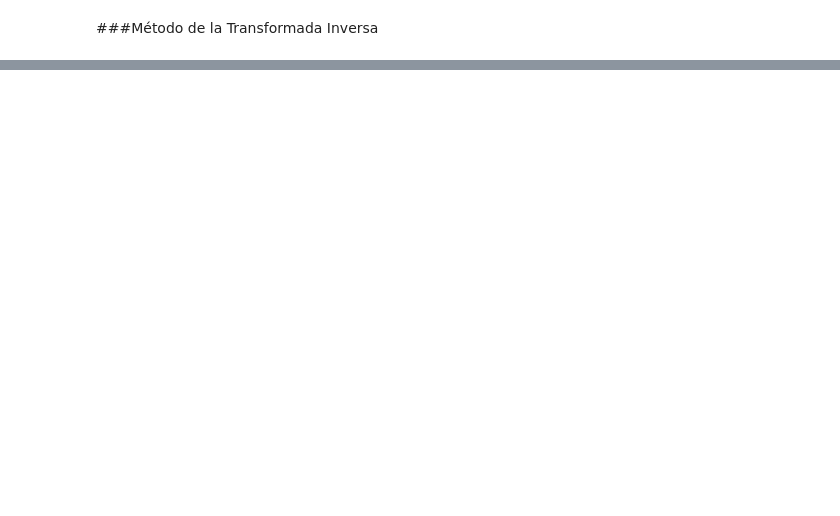
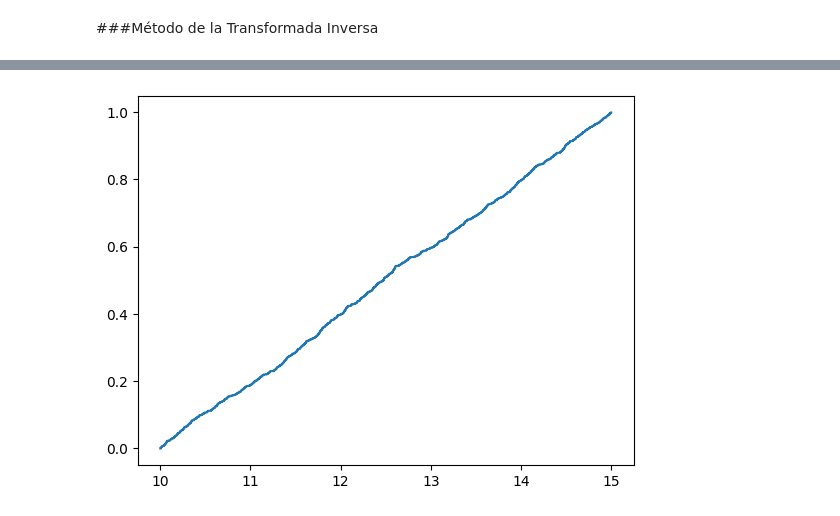
Before and after one commit to MartaPCastillo/Simulaci-n-I-, a Jupyter notebook: Método_de_la_Transformada_Inversa.ipynb, the cells around one changed output, grey strips where cells are left out. Cells and saved outputs as stored; diff of their text form; code cells hidden in the pictures; blank space fills up the shorter version.

```diff
--- a/Método_de_la_Transformada_Inversa.ipynb
+++ b/Método_de_la_Transformada_Inversa.ipynb
@@ -19,12 +28,11 @@ import matplotlib.pyplot as plt                 # ídem
 #from random import expovariate, gauss
 from statistics import mean, median, variance, stdev      # exportamos funciones especificas de statistic
 # %%
-def expo(lamb=2, n=10):
-    #lamb,n=2,10
-    L = -1.0/lamb
+def unif(a=10, b=15, n=20):
+    L = b-a
     lista = []
     for i in range(n):
         u=random.random()
-        X=L*np.log(u)
+        X=(L*u) + a
         lista.append(X)
     return lista
@@ -33,3 +62,3 @@ expo()
 # %%
-G=expo(0.5,1000)
+G=unif(10,15,1000)
 print(G)
@@ -53,4 +94,6 @@ def cdf(muestra):
 X,Y = cdf(G)
 # %%
 plt.step(X,Y)
-plt.axhline(np.mean(G), color="g")
+plt.show()
+# %% [output]
+[figure, added]
```
Also changed, not shown: parts of 10 cells of this notebook.
